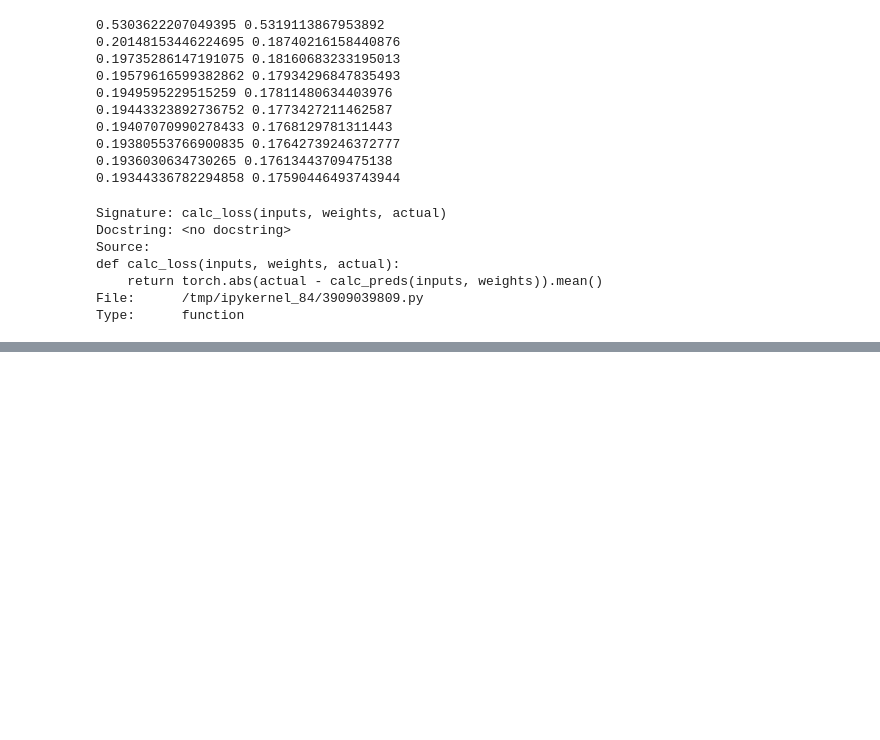
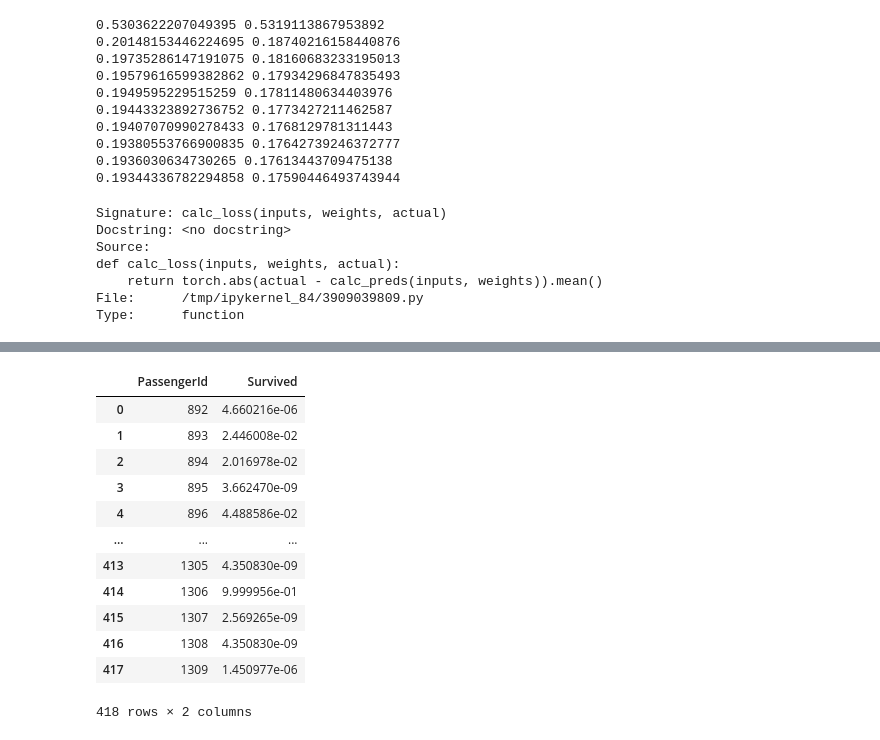
Before and after one commit to jpr2000/fastai_work, a Jupyter notebook: replication/nn_from_scrath_replication.ipynb, the cells around one changed output, grey strips where cells are left out. Cells and saved outputs as stored; diff of their text form; code cells hidden in the pictures; blank space fills up the shorter version.

```diff
--- a/replication/nn_from_scrath_replication.ipynb
+++ b/replication/nn_from_scrath_replication.ipynb
@@ -658,0 +742,6 @@ NameError: name 'train_indep' is not defined
+# %%
+# CSV submission time!
+# Found on stack overflow https://stackoverflow.com/questions/36158058/torch-save-tensor-to-csv-file
+preds_np = preds.detach().numpy() #convert to Numpy array
+preds_df = pd.DataFrame(t_np) #convert to a dataframe
+# df.to_csv("testfile",index=False) #save to file
@@ -658,0 +785,19 @@ NameError: name 'train_indep' is not defined
+# %%
+preds_df['PassengerId'] = test_df['PassengerId']
+preds_df.rename(columns={0: 'Survived'}, inplace=True)
+preds_df = preds_df[['PassengerId', 'Survived']]
+preds_df
+# %% [output]
+|  | PassengerId | Survived |
+| 0 | 892 | 4.660216e-06 |
+| 1 | 893 | 2.446008e-02 |
+| 2 | 894 | 2.016978e-02 |
+| 3 | 895 | 3.662470e-09 |
+| 4 | 896 | 4.488586e-02 |
+| ... | ... | ... |
+| 413 | 1305 | 4.350830e-09 |
+| 414 | 1306 | 9.999956e-01 |
+| 415 | 1307 | 2.569265e-09 |
+| 416 | 1308 | 4.350830e-09 |
+| 417 | 1309 | 1.450977e-06 |
+418 rows × 2 columns
```
Also changed, not shown: parts of 35 cells of this notebook.
